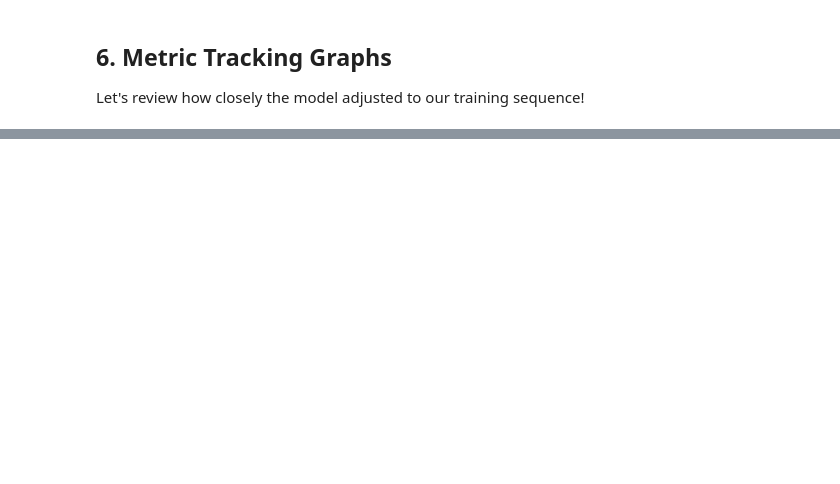
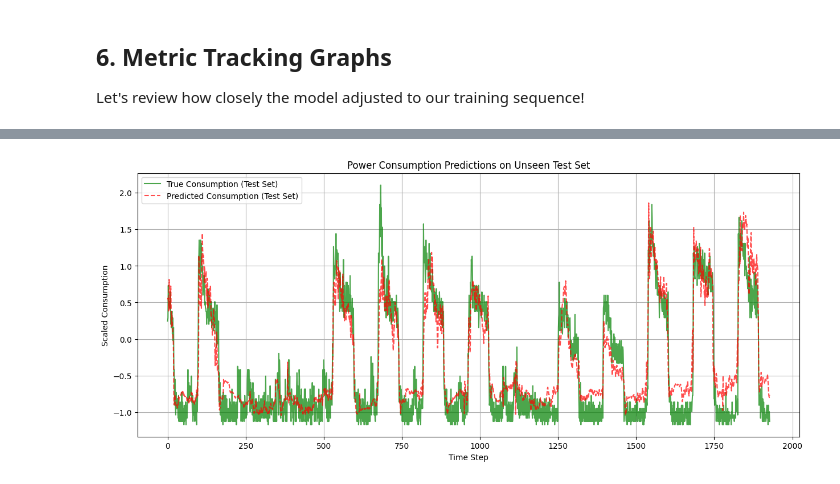
Before and after one commit to TheoTsio/XAI_Energy_Consumption_Prediction, a Jupyter notebook: training_centralized.ipynb, the cells around one changed output, grey strips where cells are left out. Cells and saved outputs as stored; diff of their text form; code cells hidden in the pictures; blank space fills up the shorter version.

Commit message:
training add test

```diff
--- a/training_centralized.ipynb
+++ b/training_centralized.ipynb
@@ -192,0 +216,23 @@ plt.show()
+# %%
+model.eval()
+test_predictions = []
+test_actuals = []
+
+with torch.no_grad():
+    for X_batch, y_batch in val_loader:
+        X_batch = X_batch.to(device)
+        outputs = model(X_batch)
+        test_predictions.extend(outputs.squeeze().cpu().numpy())
+        test_actuals.extend(y_batch.numpy())
+
+plt.figure(figsize=(15, 6))
+plt.plot(test_actuals, label='True Consumption (Test Set)', alpha=0.7, color='green')
+plt.plot(test_predictions, label='Predicted Consumption (Test Set)', alpha=0.7, color='red', linestyle='--')
+plt.title('Power Consumption Predictions on Unseen Test Set')
+plt.xlabel('Time Step')
+plt.ylabel('Scaled Consumption')
+plt.legend()
+plt.grid(True)
+plt.show()
+# %% [output]
+[figure, added]
```
Also changed, not shown: parts of 7 cells of this notebook.
